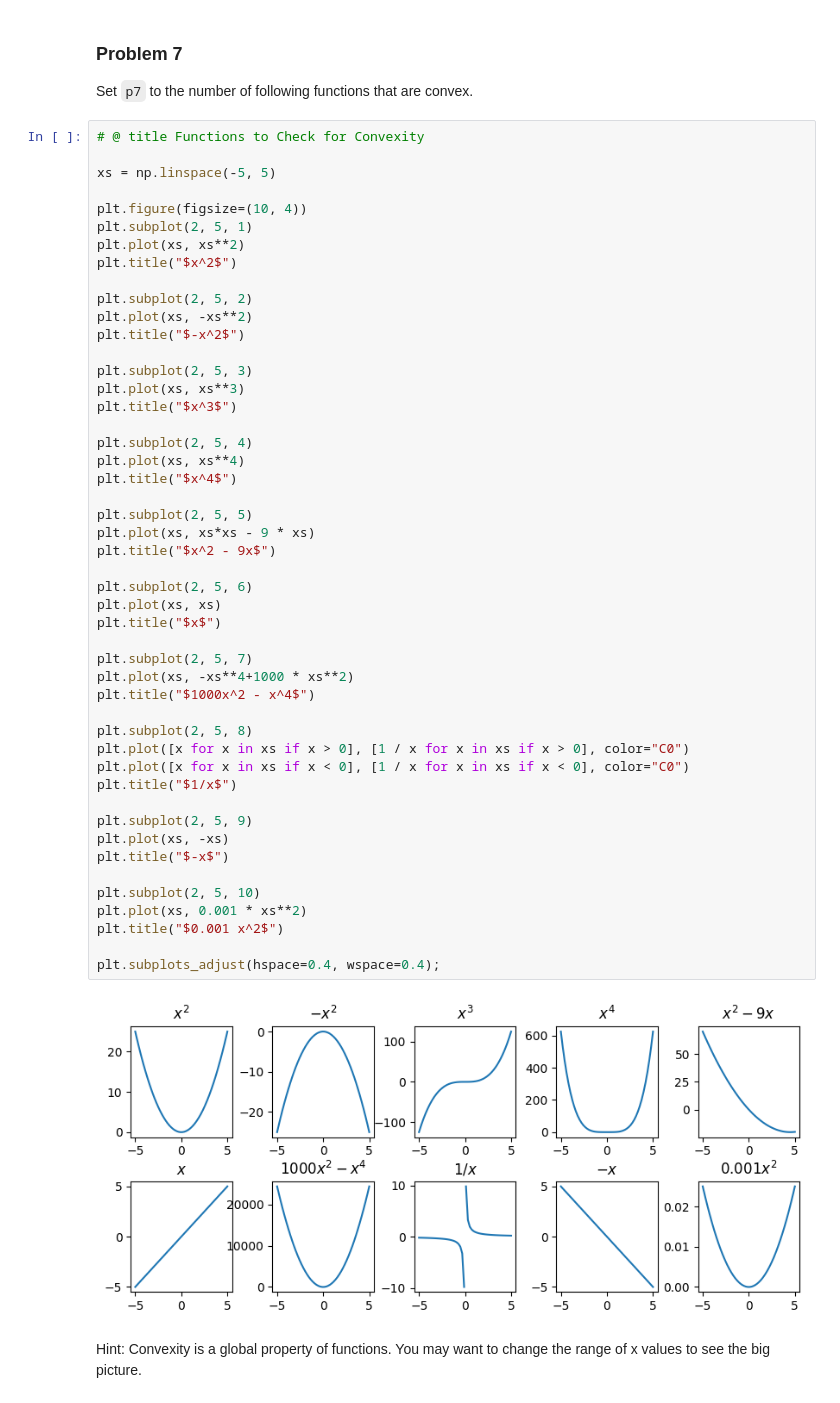
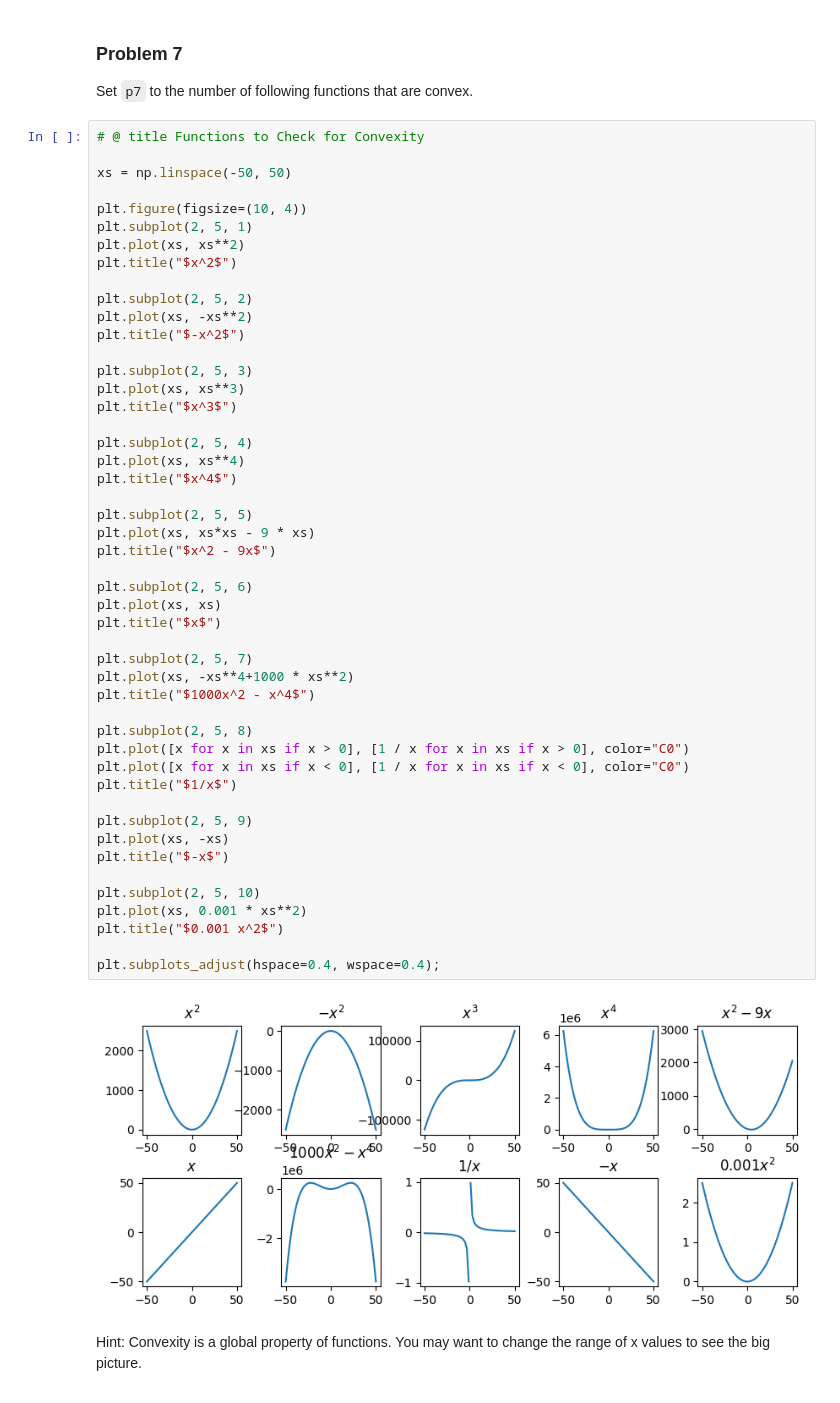
Before and after one commit to aqds-hub/Learning, a Jupyter notebook: dx601-homework-04-main/homework.ipynb, the cells around one changed output. Cells and saved outputs as stored; diff of their text form.

```diff
--- a/dx601-homework-04-main/homework.ipynb
+++ b/dx601-homework-04-main/homework.ipynb
@@ -189,7 +188,7 @@ Set `p7` to the number of following functions that are convex.
 # %%
 # @ title Functions to Check for Convexity
 
-xs = np.linspace(-5, 5)
+xs = np.linspace(-50, 50)
 
 plt.figure(figsize=(10, 4))
 plt.subplot(2, 5, 1)
@@ -208,34 +207,34 @@ plt.subplot(2, 5, 4)
 plt.plot(xs, xs**4)
 plt.title("$x^4$")
 
 plt.subplot(2, 5, 5)
 plt.plot(xs, xs*xs - 9 * xs)
 plt.title("$x^2 - 9x$")
 
 plt.subplot(2, 5, 6)
 plt.plot(xs, xs)
 plt.title("$x$")
 
 plt.subplot(2, 5, 7)
 plt.plot(xs, -xs**4+1000 * xs**2)
 plt.title("$1000x^2 - x^4$")
 
 plt.subplot(2, 5, 8)
 plt.plot([x for x in xs if x > 0], [1 / x for x in xs if x > 0], color="C0")
 plt.plot([x for x in xs if x < 0], [1 / x for x in xs if x < 0], color="C0")
 plt.title("$1/x$")
 
 plt.subplot(2, 5, 9)
 plt.plot(xs, -xs)
 plt.title("$-x$")
 
 plt.subplot(2, 5, 10)
 plt.plot(xs, 0.001 * xs**2)
 plt.title("$0.001 x^2$")
 
 plt.subplots_adjust(hspace=0.4, wspace=0.4);
 # %% [output]
-[figure, old version]
+[figure, new version]
 # %% [markdown]
 Hint: Convexity is a global property of functions.
 You may want to change the range of x values to see the big picture.
```
Also changed, not shown: parts of 13 cells of this notebook.
